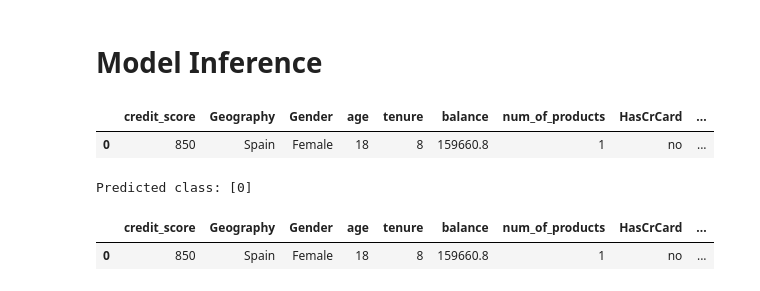
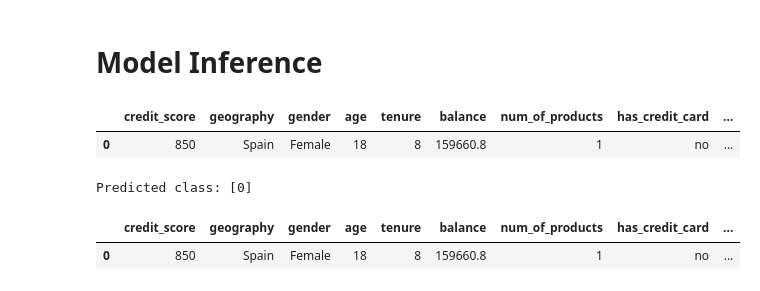
Before and after one commit to FTDS-assignment-bay/p2-final-project-ftds-026-rmt-group-002, a Jupyter notebook: Modelling/data_modelling.ipynb, the cells around one changed output. Drawn from its saved outputs; the diff is of its cells as text; code cells hidden in the pictures.

```diff
--- a/Modelling/data_modelling.ipynb
+++ b/Modelling/data_modelling.ipynb
@@ -1113,37 +1292,36 @@ with open('list_cat_cols.txt', 'w') as file_2:
 # %%
 # Memanggil file yang akan digunakan di dalam model inference
 with open('list_num_cols.txt', 'r') as f1:
   list_num_cols = json.load(f1)
 
 with open('list_cat_cols.txt', 'r') as f2:
   list_cat_cols = json.load(f2)
 
 with open("model_knn.pkl", "rb") as f3:
   model_knn = pickle.load(f3)
 
 # Mendefinisikan data inference dan dibuat kedalam dataframe
 data_inf = pd.DataFrame({
   'credit_score': [850],
-  'Geography': ['Spain'],
-  'Gender' : ['Female'],
+  'geography': ['Spain'],
+  'gender' : ['Female'],
   'age' : [18],
   'tenure' : [8],
   'balance': [159660.80],
   'num_of_products' : [1],
-  'HasCrCard' : ['no'],
-  'is_active_member' : ['no'],
-  'estimated_salary': [93826.63],
-  'NewTenure' : [0.190476]
+  'has_credit_card' : ['no'],
+  'active_member' : ['no'],
+  'estimated_salary': [93826.63]
 })
 
 # Menampilkan data inference yang telah dibuat
 data_inf
 # %% [output]
-|  | credit_score | Geography | Gender | age | tenure | balance | num_of_products | HasCrCard | ... |
+|  | credit_score | geography | gender | age | tenure | balance | num_of_products | has_credit_card | ... |
 | 0 | 850 | Spain | Female | 18 | 8 | 159660.8 | 1 | no | ... |
 # %%
 # Make predictions
-y_pred_inf = model_knn.predict(data_inf)
+y_pred_inf = model_knn.predict(data_inf).astype(int)
 print("Predicted class:", y_pred_inf)
 
 data_inf['Prediction'] = y_pred_inf
@@ -1151,5 +1329,5 @@ data_inf['Prediction'] = y_pred_inf
 data_inf
 # %% [output]
 Predicted class: [0]
-|  | credit_score | Geography | Gender | age | tenure | balance | num_of_products | HasCrCard | ... |
+|  | credit_score | geography | gender | age | tenure | balance | num_of_products | has_credit_card | ... |
 | 0 | 850 | Spain | Female | 18 | 8 | 159660.8 | 1 | no | ... |
```
Also changed, not shown: parts of 109 cells of this notebook.
